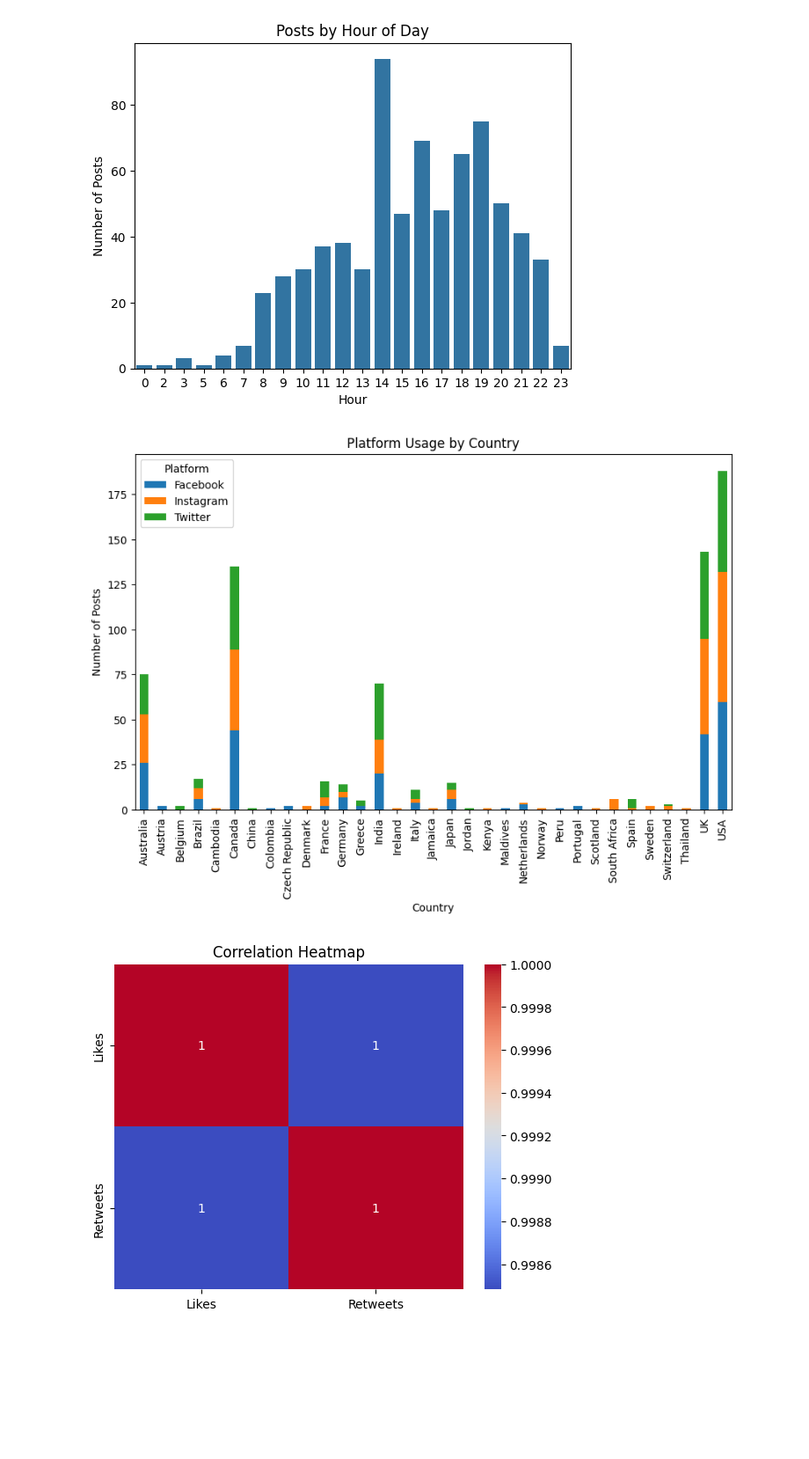
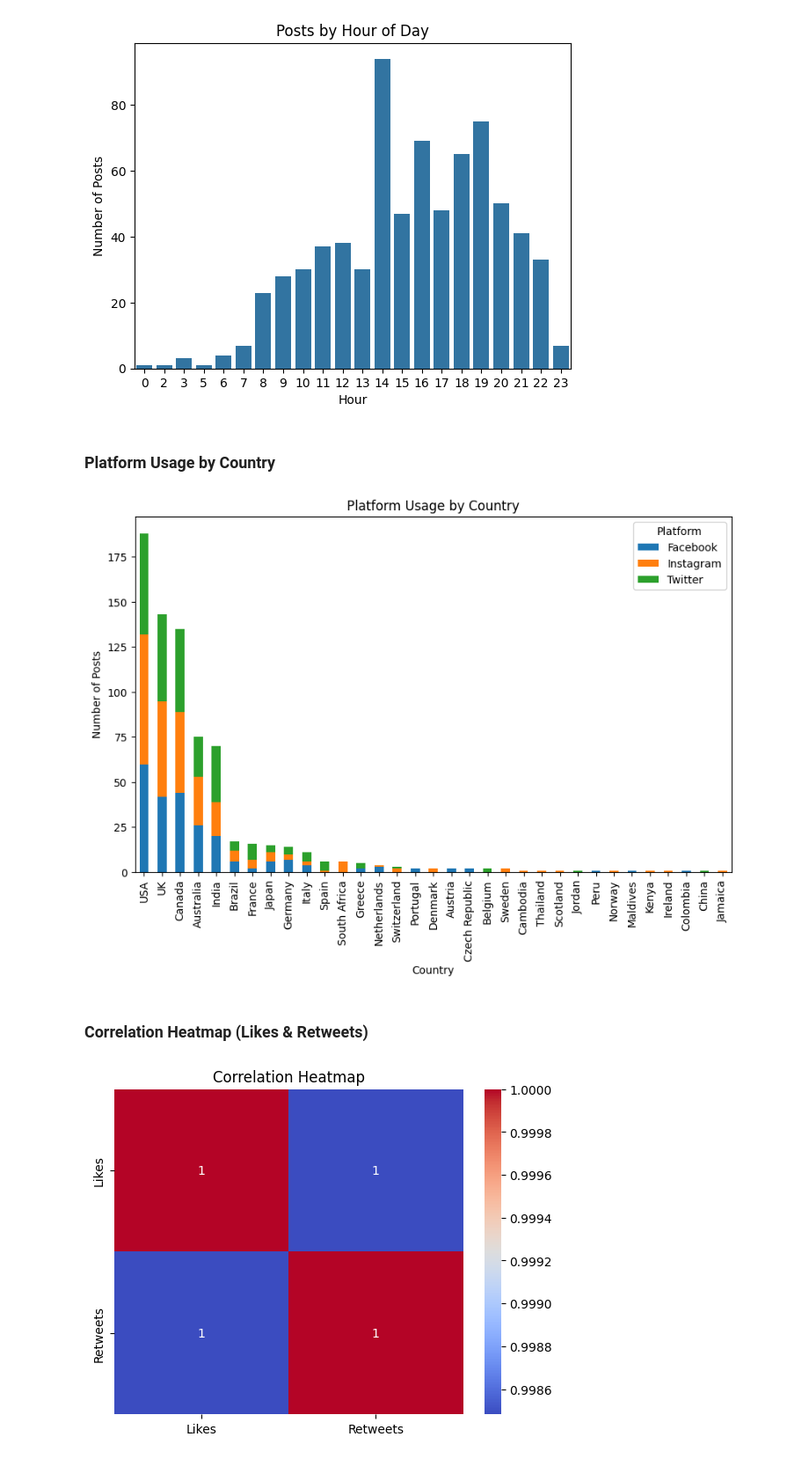
Before and after one commit to AnnaBorosh/BDA2025_project, a Jupyter notebook: notebooks/Visualization.ipynb, the cells around one changed output. Shown at 88% size. Saved outputs shown, nothing was run; the diff lists cells and outputs as text; code cells hidden in the pictures; blank space fills up the shorter version.

```diff
--- a/notebooks/Visualization.ipynb
+++ b/notebooks/Visualization.ipynb
@@ -10,5 +14,6 @@ Mounted at /content/drive
 # %%
-data = pd.read_csv('drive/My Drive/Konspektid Magister/Semester 2./Ärianalüütika/BDA Project/sentimentdataset.csv')
+#data = pd.read_csv('drive/My Drive/Konspektid Magister/Semester 2./Ärianalüütika/BDA Project/sentimentdataset.csv')
+data = pd.read_csv('../data/sentimentdataset.csv')
 data.head()
 # %% [output]
 |  | Unnamed: 0.1 | Unnamed: 0 | Text | Sentiment | Timestamp | User | Platform | Hashtags | Retweets | ... |
@@ -145,14 +157,18 @@ plt.ylabel('Number of Posts')
 plt.show()
 # %% [output]
 [figure]
+# %% [markdown]
+### Platform Usage by Country
 # %%
-# Platform Usage by Country
+platform_country = data.groupby(['Country', 'Platform']).size().unstack().fillna(0)
+platform_country = platform_country.loc[platform_country.sum(axis=1).sort_values(ascending=False).index]
 
-platform_country = data.groupby(['Country', 'Platform']).size().unstack().fillna(0)
 platform_country.plot(kind='bar', stacked=True, figsize=(10,6))
 plt.title('Platform Usage by Country')
 plt.ylabel('Number of Posts')
 plt.show()
 # %% [output]
-[figure, old version]
+[figure, new version]
+# %% [markdown]
+### Correlation Heatmap (Likes & Retweets)
 # %%
```
Also changed, not shown: parts of 19 cells of this notebook.
